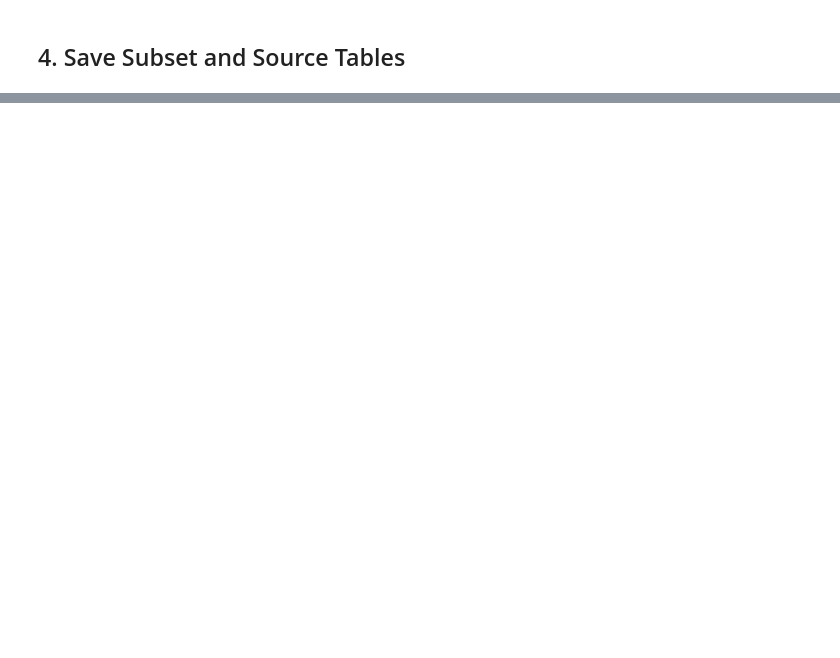
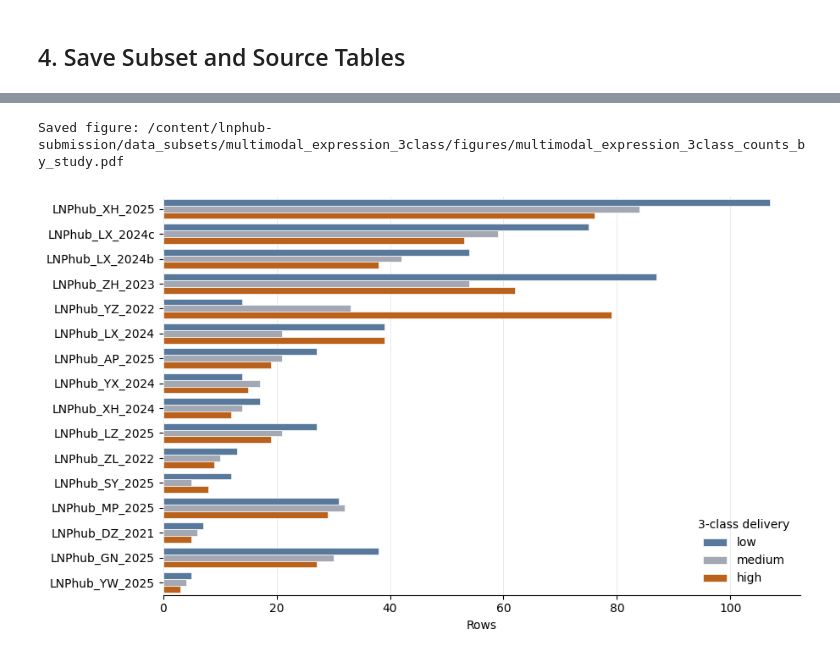
Before and after one commit to Maburidi/lnphub-submission, a Jupyter notebook: notebooks/mulit_modal_lasttrail.ipynb, the cells around one changed output, grey strips where cells are left out. Cells and saved outputs as stored; diff of their text form; code cells hidden in the pictures; blank space fills up the shorter version.

Commit message:
Update multimodal CV benchmarks

```diff
--- a/notebooks/mulit_modal_lasttrail.ipynb
+++ b/notebooks/mulit_modal_lasttrail.ipynb
@@ -1926,0 +788,77 @@ Top model per category, all-layer feature setting: SMILES + formulation + physic
+# %%
+# Cell 6 - Save harmonized subset and summary tables
+subset_path = OUT_DIR / "lnphub_expression_multimodal_physchem_formulation_3class.csv"
+study_summary_path = OUT_DIR / "multimodal_eligibility_summary.csv"
+mapping_path = OUT_DIR / "delivery_3class_harmonization_rules.csv"
+class_counts_path = OUT_DIR / "study_class_counts.csv"
+
+class_counts = (
+    subset_3class.groupby(["study_id", "delivery_class_3", "delivery_class_label"])
+    .agg(rows=("study_id", "size"), formulations=("lnp_id", "nunique"))
+    .reset_index()
+    .sort_values(["study_id", "delivery_class_3"])
+)
+
+subset_3class.to_csv(subset_path, index=False)
+study_summary.to_csv(study_summary_path, index=False)
+mapping_table.to_csv(mapping_path, index=False)
+class_counts.to_csv(class_counts_path, index=False)
+
+print("Saved subset:", subset_path)
+print("Saved study summary:", study_summary_path)
+print("Saved harmonization rules:", mapping_path)
+print("Saved class counts:", class_counts_path)
+print("")
+print("Final subset shape:", subset_3class.shape)
+print("Studies:", subset_3class["study_id"].nunique())
+print("Unique formulations:", subset_3class["lnp_id"].nunique())
+
+display(class_counts)
+
+
+
+# Cell 7 - Bar plots of low / medium / high class counts per study
+plot_df = class_counts.copy()
+plot_df["class"] = pd.Categorical(plot_df["delivery_class_label"], categories=["low", "medium", "high"], ordered=True)
+
+order = (
+    subset_3class.groupby("study_id")["lnp_id"]
+    .nunique()
+    .sort_values(ascending=False)
+    .index
+    .tolist()
+)
+
+palette = {"low": "#4E79A7", "medium": "#A0A7B4", "high": "#D55E00"}
+
+fig, ax = plt.subplots(figsize=(9.2, max(4.2, 0.34 * len(order))))
+fig.patch.set_facecolor("white")
+ax.set_facecolor("white")
+
+sns.barplot(
+    data=plot_df,
+    y="study_id",
+    x="rows",
+    hue="class",
+    order=order,
+    hue_order=["low", "medium", "high"],
+    palette=palette,
+    ax=ax,
+    edgecolor="white",
+    linewidth=0.5,
+)
+
+ax.set_xlabel("Rows")
+ax.set_ylabel("")
+ax.grid(axis="x", color="#E5E7EB", linewidth=0.6)
+ax.set_axisbelow(True)
+ax.legend(title="3-class delivery", frameon=False, loc="lower right")
+for spine in ["top", "right", "left"]:
+    ax.spines[spine].set_visible(False)
+
+fig.tight_layout()
+fig_path = FIG_DIR / "multimodal_expression_3class_counts_by_study.pdf"
+fig.savefig(fig_path, bbox_inches="tight")
+print("Saved figure:", fig_path)
+plt.show()
+# %% [output]
@@ -1926,0 +890,2 @@ Top model per category, all-layer feature setting: SMILES + formulation + physic
+Saved figure: /content/lnphub-submission/data_subsets/multimodal_expression_3class/figures/multimodal_expression_3class_counts_by_study.pdf
+[figure, added]
```
Also changed, not shown: parts of 81 cells of this notebook, 8 other files.
